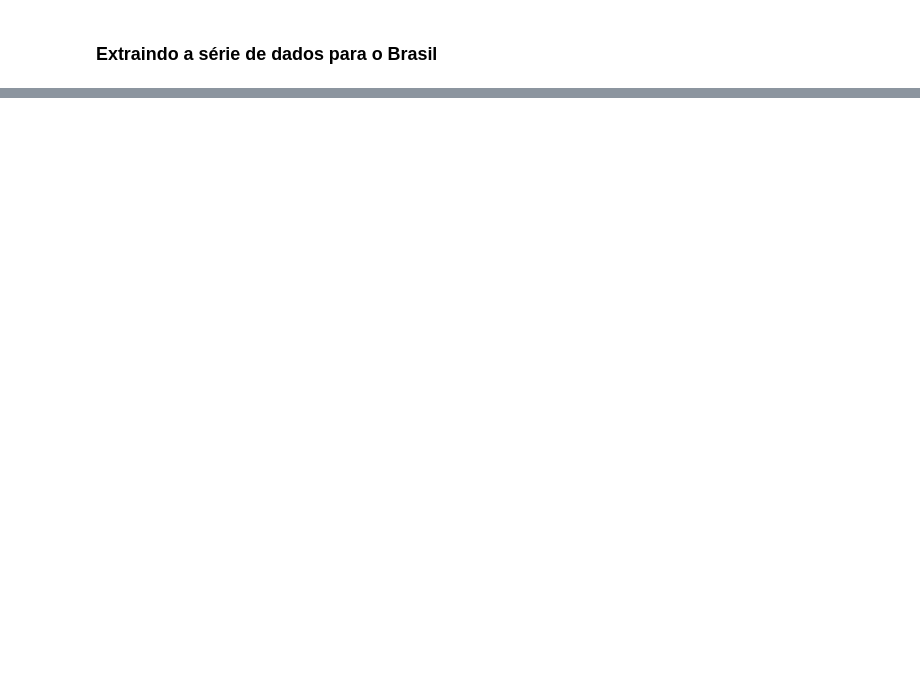
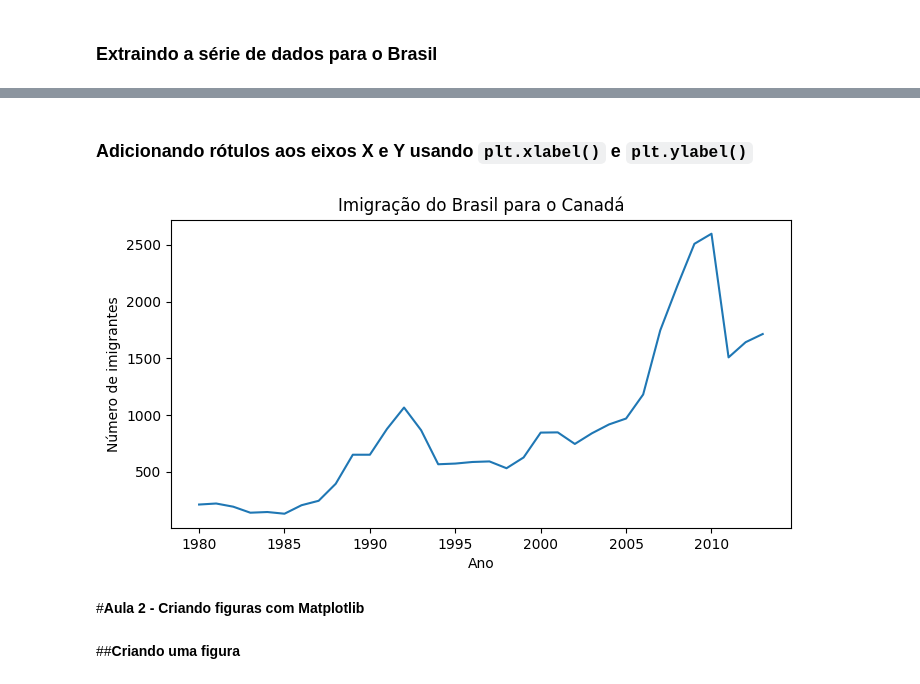
Before and after one commit to rgrAndrade/DataViz-Consultoria-Imigracao, a Jupyter notebook: consultoria_imigracao.ipynb, the cells around one changed output, grey strips where cells are left out. Cells and saved outputs as stored; diff of their text form; code cells hidden in the pictures; blank space fills up the shorter version.

```diff
--- a/consultoria_imigracao.ipynb
+++ b/consultoria_imigracao.ipynb
@@ -162,0 +204,16 @@ plt.show()
+# %% [markdown]
+### Adicionando rótulos aos eixos X e Y usando `plt.xlabel()` e `plt.ylabel()`
+# %%
+plt.figure(figsize=(8,4))
+plt.plot(dados_brasil['ano'], dados_brasil['imigrantes'])
+plt.title('Imigração do Brasil para o Canadá')
+plt.xlabel('Ano')
+plt.ylabel('Número de imigrantes')
+plt.xticks(['1980', '1985', '1990', '1995', '2000', '2005', '2010'])
+plt.show()
+# %% [output]
+[figure, added]
+# %% [markdown]
+#**Aula 2 - Criando figuras com Matplotlib**
+# %% [markdown]
+##**Criando uma figura**
```
Also changed, not shown: parts of 59 cells of this notebook.
